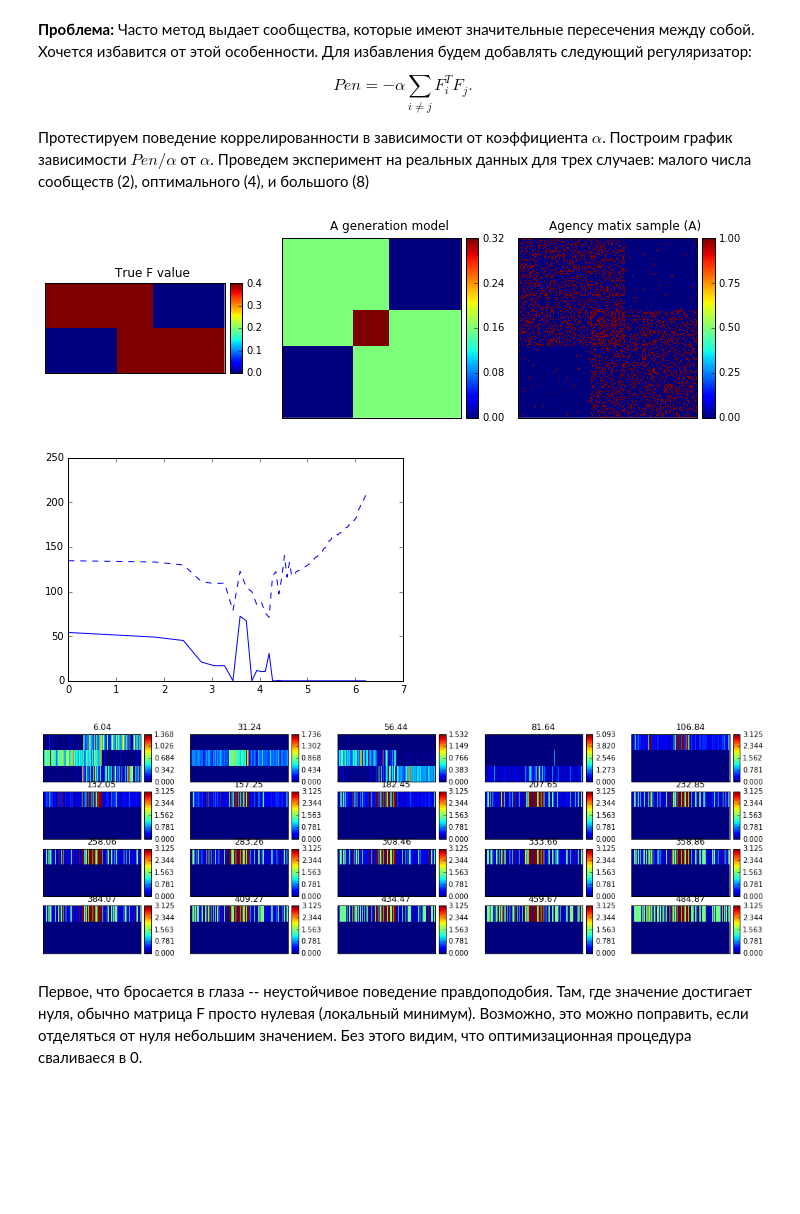
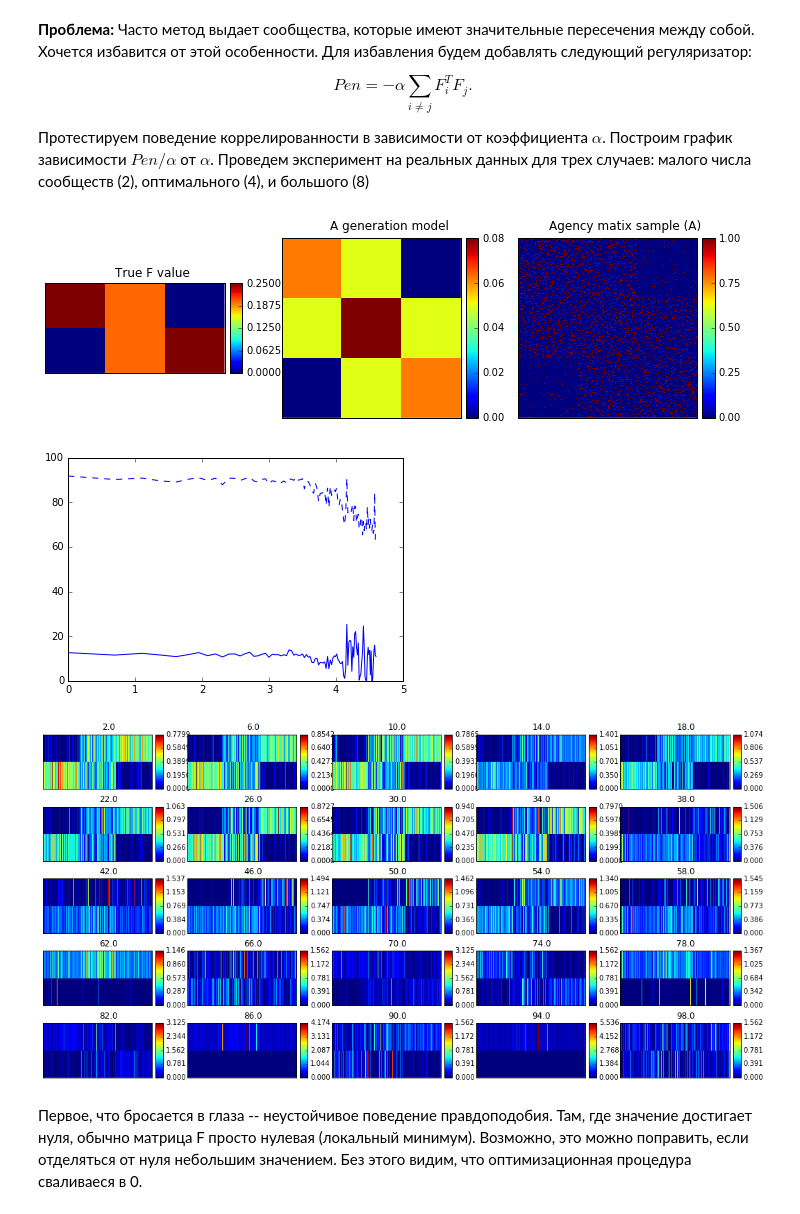
Before and after one commit to yangkuoone/WeiCLAM, a Jupyter notebook: code/Experiments.ipynb, the cells around one changed output. Cells and saved outputs as stored; diff of their text form; code cells hidden in the pictures; blank space fills up the shorter version.

Commit message:
[code] big_clam_gamma fixed and it works. See Experiments

```diff
--- a/code/Experiments.ipynb
+++ b/code/Experiments.ipynb
@@ -379,7 +383,7 @@ init = None
 Fs = []
 LLHs = []
 for i in comm_count:
-    bc = BigClam(B, i, initF='rand', debug_output=False, LLH_output=False, eps=eps)
+    bc = BigClam(B, i, initF='cond_new_randz_spr', debug_output=False, LLH_output=False, eps=eps)
     res = bc.fit()
     Fs.append(res[0])
     LLHs.append(res[1])
@@ -402,19 +406,17 @@ DATA_PATH = '../data/vk/'
 ego_paths = [f for f in os.listdir(DATA_PATH) if f.endswith(".ego")]
 Fss = []
 LLHs = []
-comm = range(1, 15)
+comm = range(1, 50, 2)
 for ego in ego_paths:
     D = cPickle.load(file('../data/vk/{}'.format(ego)))
     G = nx.Graph(D)
     A = np.array(nx.to_numpy_matrix(G))
     Fs = []
     LLH = []
-    for k in comm:
-        bigClam = BigClam(A, k, sparsity_coef=s, LLH_output=False, eps = 1e-2)
+    for k in log_progress(comm):
+        bigClam = BigClam(A, k, initF='cond_new_randz_spr', sparsity_coef=s, LLH_output=False, eps = 1e-2)
         res = bigClam.fit(A, k)
         Fs.append(res[0])
         LLH.append(res[1])
-        print ".",
     Fss.append(Fs)
     LLHs.append(LLH)
-    print "."
@@ -563,35 +560,38 @@ $$
 Протестируем поведение коррелированности в зависимости от коэффициента $ \alpha $. Построим график зависимости $ Pen/\alpha $ от $\alpha$.
 Проведем эксперимент на реальных данных для трех случаев: малого числа сообществ (2), оптимального (4), и большого (8)
 # %%
-test_size = 8
-F_true_bc = 0.4 * np.array([[1] * 12 * test_size + [0] * 8 * test_size, [0] * 8 * test_size + [1] * 12 * test_size])
+test_size = 32
+F_true_bc = 0.5 * np.array([[0.5] * 2 * test_size + [0.4] * test_size + [0.4] * test_size + [0] * 2 * test_size,
+                            [0] * 2 * test_size + [0.4] * test_size + [0.4] * test_size + [0.5] * 2 * test_size])
 B_bc = big_clam_model_test_data(F_true_bc)
 draw_test_sample(F_true_bc, B_bc)
 # %% [output]
-[figure, old version]
+[figure, new version]
 # %%
-K = 3
-sparsity_coefs = np.linspace(1, 500, 100)
+K = 2
+sparsity_coefs = xrange(1,100)
 init = None
 
 Fs = []
+Fs_init = []
 pen = []
 for s in log_progress(sparsity_coefs):
-    bigClam = BigClam(B_bc, K, sparsity_coef=s, initF='rand' if init is None else init, debug_output=False, LLH_output=False, eps=1e-4, alpha=0.1)
+    bigClam = BigClam(B_bc, K, sparsity_coef=s, initF='cond_new' if init is None else init, debug_output=False, LLH_output=False, eps=1e-4, alpha=0.1)
     Fs.append(bigClam.fit())
+    Fs_init.append(bigClam.initFmode)
     pen.append(bigClam.calc_penalty(Fs[-1][0], real=True))
     if init is None:
         init = bigClam.initFmode.copy()
 # %%
 plt.plot(np.log(0.000001 + np.array(sparsity_coefs)), np.array(pen), 'b')
 plt.plot(np.log(0.000001 + np.array(sparsity_coefs)), np.array([np.sum(np.abs(F[0])) for F in Fs]), 'b--')
-plt.figure(figsize=(18, 7))
-for j in xrange(1, 100, 5):
-    plt.subplot(5, 5, np.floor(j / 5) + j % 5)
+plt.figure(figsize=(18, 9))
+for i,j in enumerate(xrange(1, 100, 4)):
+    plt.subplot(5, 5, i+1)
     draw_matrix(Fs[j][0].T, np.floor(100* sparsity_coefs[j]) / 100)
 # %% [output]
-[figure, old version]
+[figure, new version]
-[figure, old version]
+[figure, new version]
 # %% [markdown]
 Первое, что бросается в глаза -- неустойчивое поведение правдоподобия. Там, где значение достигает нуля, обычно матрица F просто нулевая (локальный минимум). Возможно, это можно поправить, если отделяться от нуля небольшим значением. Без этого видим, что оптимизационная процедура сваливаеся в 0.
 # %%
```
Also changed, not shown: parts of 71 cells of this notebook, 2 other files.
